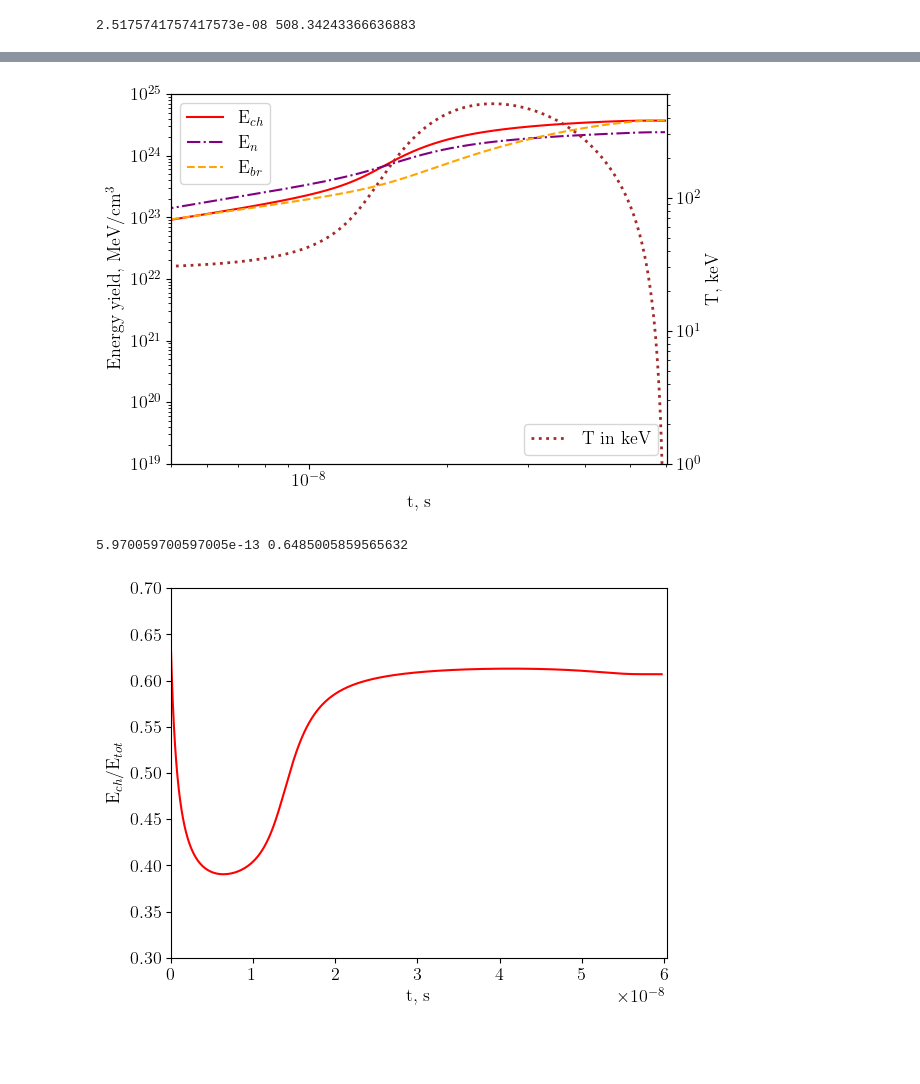
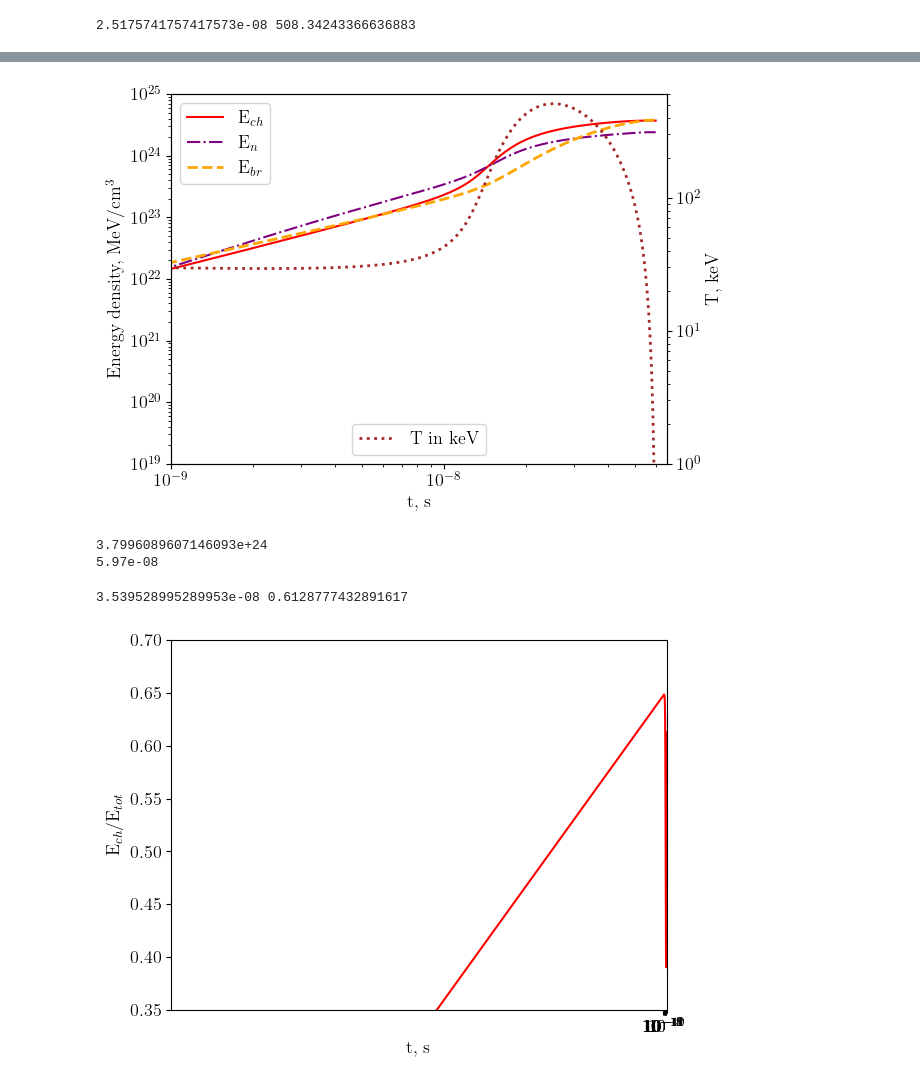
Before and after one commit to bayakhmetov/D-T-and-D-D-fusion-in-a-Z-pinch, a Jupyter notebook: D-D_pinch.ipynb, the cells around one changed output, grey strips where cells are left out. Saved outputs shown, nothing was run; the diff lists cells and outputs as text; code cells hidden in the pictures; blank space fills up the shorter version.

```diff
--- a/D-D_pinch.ipynb
+++ b/D-D_pinch.ipynb
@@ -171,19 +179,23 @@ print(t_int[np.argmax(Pbr)], max(Pbr))
 # %%
 fig, ax = plt.subplots()
-ax.set(xlim = [5e-9, 1.01*t_max],ylim=[1e+19, 1e+25],
-      xlabel = 't, s', ylabel = 'Energy yield, MeV/cm$^{3}$', yscale = 'log', xscale ='log')
-ax.plot(t_int, s[:,7], '-', color = 'red')
+ax.set(xlim = [1e-9, 1.1*t_max],ylim=[1e+19, 1e+25],
+      xlabel = 't, s', ylabel = 'Energy density, MeV/cm$^{3}$', yscale = 'log', xscale = 'log')
+ax.plot(t_int, s[:,7], '-', color = 'red', linewidth = 1.5)
 ax.plot(t_int, s[:,8], '-.', color = 'purple')
-ax.plot(t_int, s[:,9], '--', color = 'orange')
+ax.plot(t_int, s[:,9], '--', color = 'orange', linewidth= 2.0)
 ax.legend(['E$_{ch}$', 'E$_{n}$', 'E$_{br}$'])
 ax2 = ax.twinx()
 ax2.plot(t_int,s[:,0],':', color='brown', linewidth=2.0)
 ax2.set(ylabel = 'T, keV', yscale ='log', ylim = [1e+0, 6e+2])
-ax2.legend(['T in keV'], loc = 'lower right')
-#plt.savefig('Figure5.jpg', dpi= 1000,bbox_inches='tight')
+ax2.legend(['T in keV'], loc = 'lower center')
+#plt.savefig('Figure 4.jpg', dpi= 1000,bbox_inches='tight')
 plt.show()
+print(s[99999,9])
+print(t_int[99999])
 # %% [output]
-[figure, old version]
+[figure, new version]
+3.7996089607146093e+24
+5.97e-08
 # %%
 fig, ax = plt.subplots()
 t_int3 = np.zeros(len(t_int))
@@ -192,12 +204,13 @@ for i in range(1, len(t_int)):
     ratio[i] = s[i,7]/(s[i,7]+s[i,8])
     t_int3[i] = t_int[i]
 ax.plot(t_int3, ratio, color = 'red', linewidth = 1.5)
-ax.set(xlim = [t_min, 1.01*t_max], ylim=[0.3, 0.7], ylabel = 'E$_{ch}$/E$_{tot}$', xlabel = 't, s')
-#plt.savefig('Figure6.jpg', dpi= 1000,bbox_inches='tight')
-print(t_int[np.argmax(ratio)], max(ratio))
+ax.set(xlim = [t_min, 1.01*t_max], ylim=[0.35, 0.7], ylabel = 'E$_{ch}$/E$_{tot}$', xlabel = 't, s',
+      xscale = 'log')
+#plt.savefig('Figure 5.jpg', dpi= 1000,bbox_inches='tight')
+print(t_int[np.argmax(ratio[10000:99999])], max(ratio[10000:99999]))
 # %% [output]
-5.970059700597005e-13 0.6485005859565632
+3.539528995289953e-08 0.6128777432891617
-[figure, old version]
+[figure, new version]
 # %%
 Pch = np.zeros(len(t_int)-1)
 Pbr = np.zeros(len(t_int)-1)
```
Also changed, not shown: parts of 3 cells of this notebook, 1 other file.
